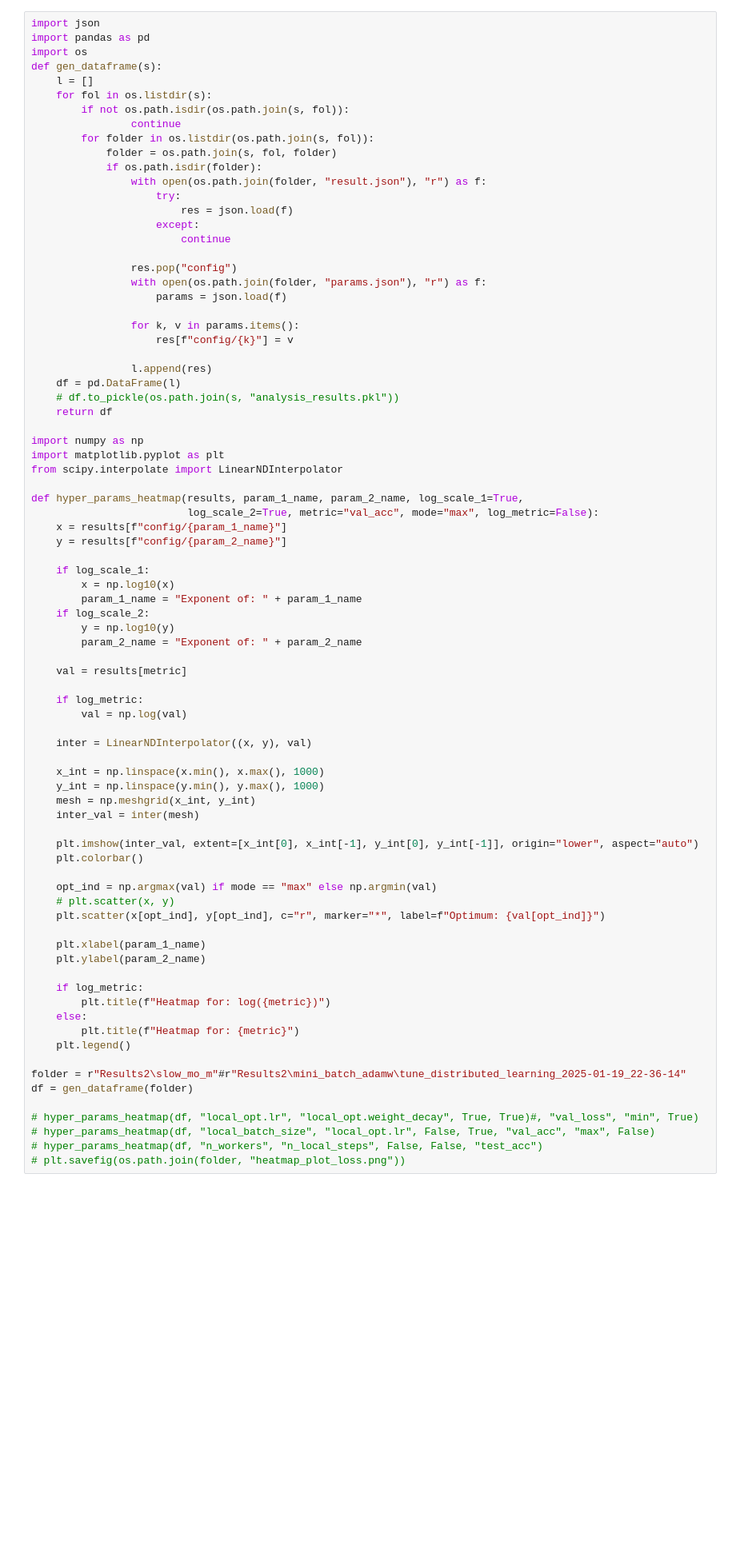
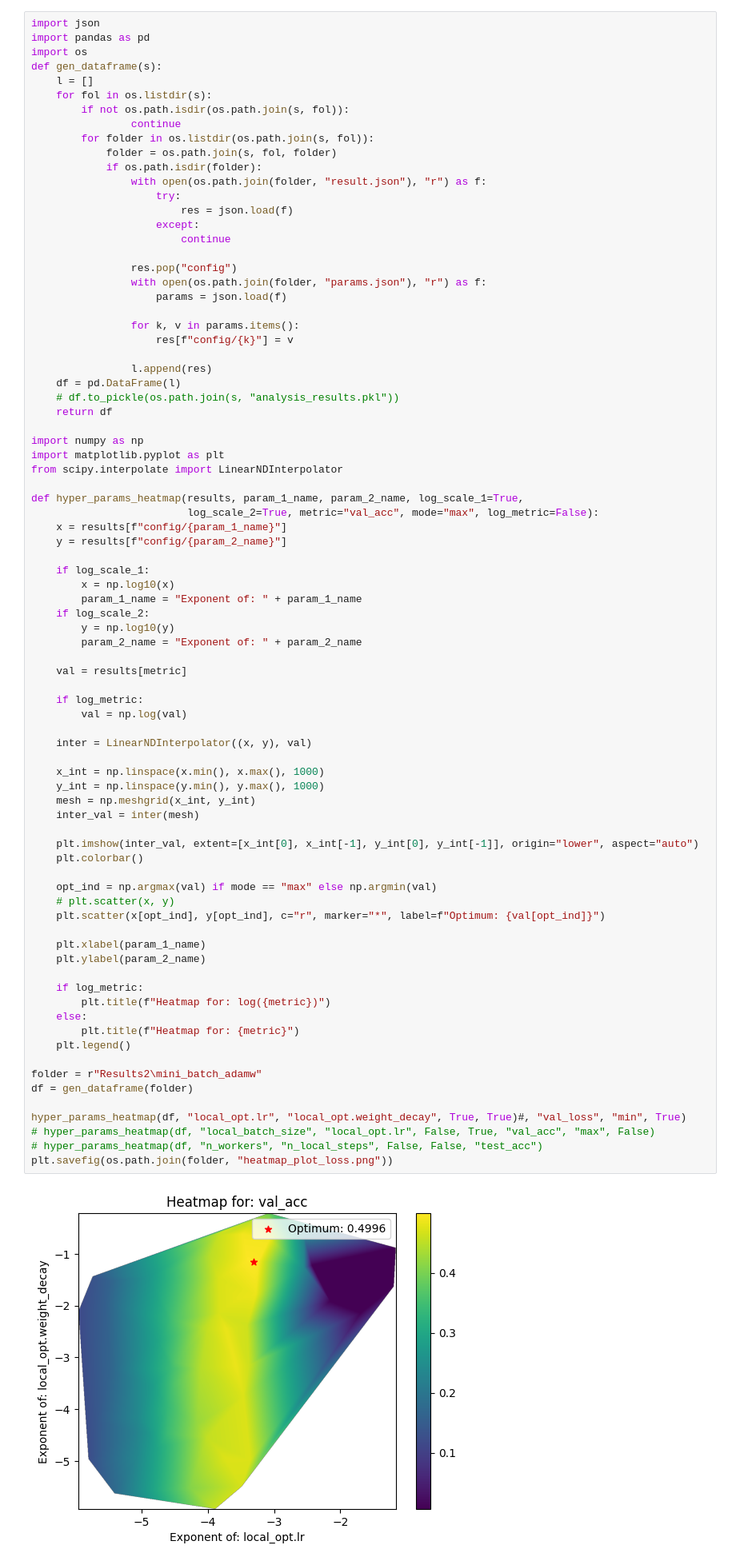
Before and after one commit to maxi-fr/distributed-learning, a Jupyter notebook: test_notebook.ipynb, the cells around one changed output. Shown at 80% size. Drawn from its saved outputs; the diff is of its cells as text; blank space fills up the shorter version.

```diff
--- a/test_notebook.ipynb
+++ b/test_notebook.ipynb
@@ -49,34 +49,36 @@ def hyper_params_heatmap(results, param_1_name, param_2_name, log_scale_1=True,
     if log_metric:
         val = np.log(val)
 
     inter = LinearNDInterpolator((x, y), val)
 
     x_int = np.linspace(x.min(), x.max(), 1000)
     y_int = np.linspace(y.min(), y.max(), 1000)
     mesh = np.meshgrid(x_int, y_int)
     inter_val = inter(mesh)
 
     plt.imshow(inter_val, extent=[x_int[0], x_int[-1], y_int[0], y_int[-1]], origin="lower", aspect="auto")
     plt.colorbar()
 
     opt_ind = np.argmax(val) if mode == "max" else np.argmin(val)
     # plt.scatter(x, y)
     plt.scatter(x[opt_ind], y[opt_ind], c="r", marker="*", label=f"Optimum: {val[opt_ind]}")
 
     plt.xlabel(param_1_name)
     plt.ylabel(param_2_name)
 
     if log_metric:
         plt.title(f"Heatmap for: log({metric})")
     else:
         plt.title(f"Heatmap for: {metric}")
     plt.legend()
 
-folder = r"Results2\slow_mo_m"#r"Results2\mini_batch_adamw\tune_distributed_learning_2025-01-19_22-36-14"
+folder = r"Results2\mini_batch_adamw"
 df = gen_dataframe(folder)
 
-# hyper_params_heatmap(df, "local_opt.lr", "local_opt.weight_decay", True, True)#, "val_loss", "min", True)
+hyper_params_heatmap(df, "local_opt.lr", "local_opt.weight_decay", True, True)#, "val_loss", "min", True)
 # hyper_params_heatmap(df, "local_batch_size", "local_opt.lr", False, True, "val_acc", "max", False)
 # hyper_params_heatmap(df, "n_workers", "n_local_steps", False, False, "test_acc")
-# plt.savefig(os.path.join(folder, "heatmap_plot_loss.png"))
+plt.savefig(os.path.join(folder, "heatmap_plot_loss.png"))
+# %% [output]
+[figure, added]
 # %%
```
Also changed, not shown: parts of 9 cells of this notebook, 3 other files.
